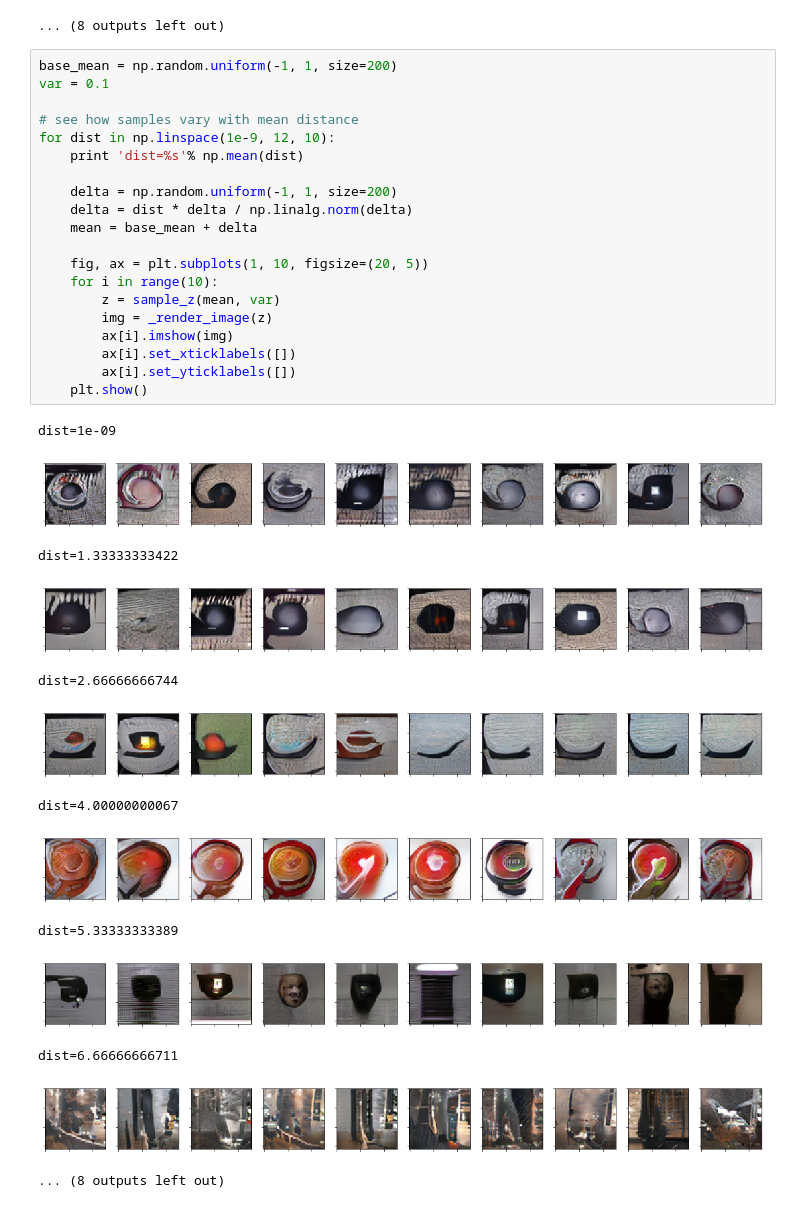
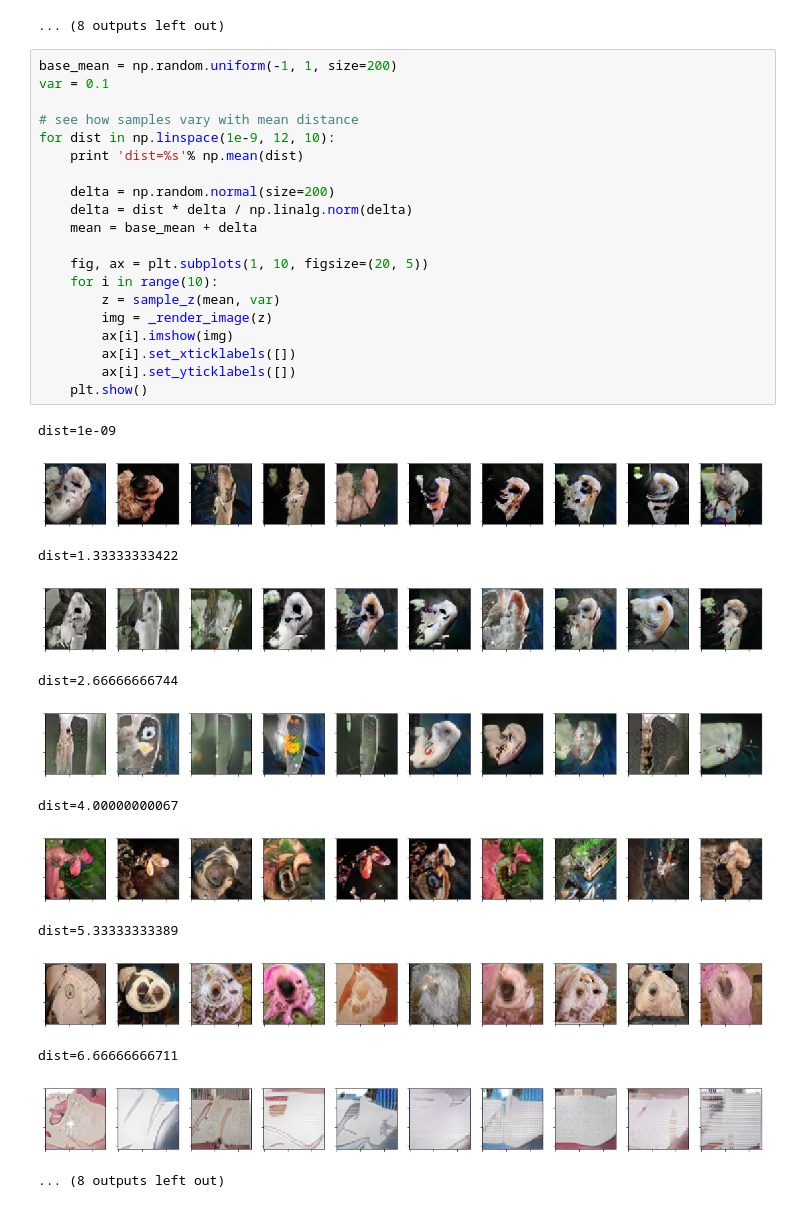
Before and after one commit to alexyku/curse-of-dimensionality, a Jupyter notebook: notebooks/generate_samples.ipynb, the cells around one changed output. Cells and saved outputs as stored; diff of their text form.

```diff
--- a/notebooks/generate_samples.ipynb
+++ b/notebooks/generate_samples.ipynb
@@ -61,34 +61,34 @@ variance=0.166666667111
 # %%
 base_mean = np.random.uniform(-1, 1, size=200)
 var = 0.1
 
 # see how samples vary with mean distance
 for dist in np.linspace(1e-9, 12, 10):
     print 'dist=%s'% np.mean(dist)
 
-    delta = np.random.uniform(-1, 1, size=200)
+    delta = np.random.normal(size=200)
     delta = dist * delta / np.linalg.norm(delta)
     mean = base_mean + delta
 
     fig, ax = plt.subplots(1, 10, figsize=(20, 5))
     for i in range(10):
         z = sample_z(mean, var)
         img = _render_image(z)
         ax[i].imshow(img)
         ax[i].set_xticklabels([])
         ax[i].set_yticklabels([])
     plt.show()
 # %% [output]
 dist=1e-09
-[figure, old version]
+[figure, new version]
 dist=1.33333333422
-[figure, old version]
+[figure, new version]
 dist=2.66666666744
-[figure, old version]
+[figure, new version]
 dist=4.00000000067
-[figure, old version]
+[figure, new version]
 dist=5.33333333389
-[figure, old version]
+[figure, new version]
 dist=6.66666666711
-[figure, old version]
+[figure, new version]
 ... (8 outputs left out)
```
